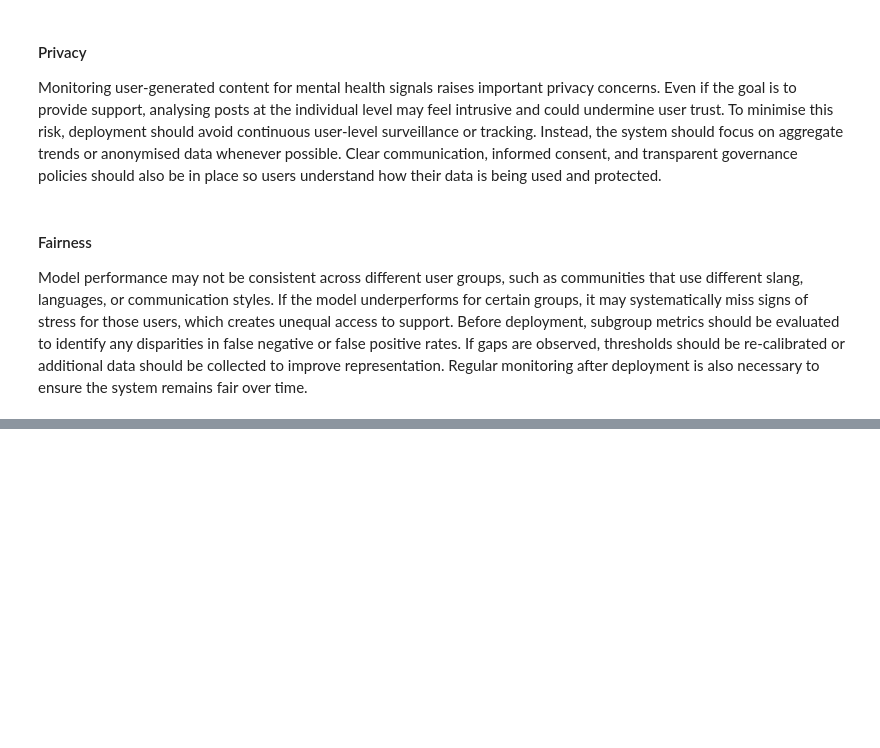
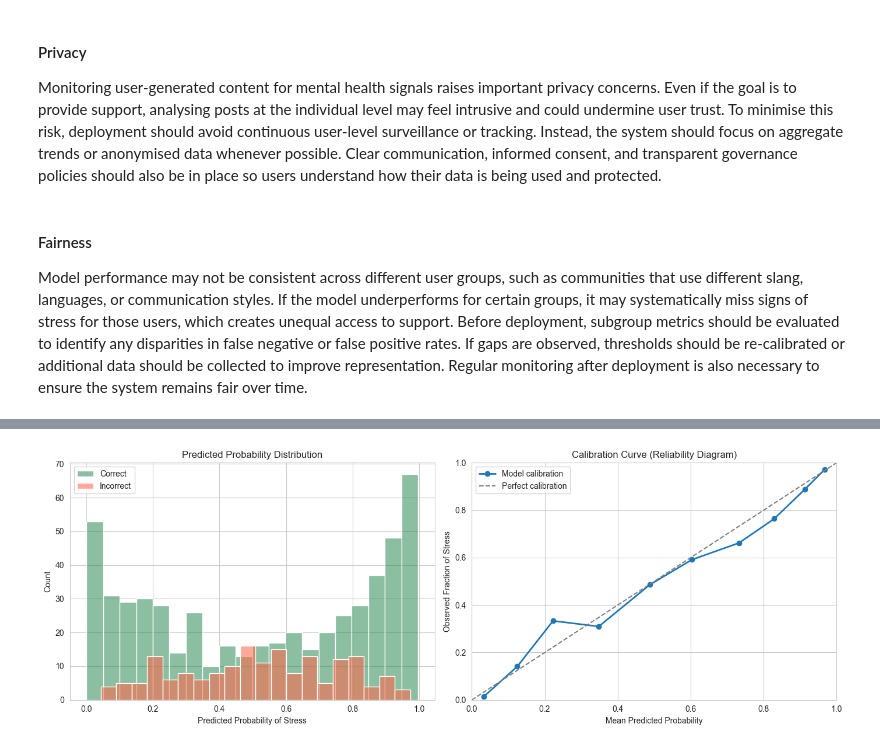
Before and after one commit to Zeeeeq/DSA4262, a Jupyter notebook: Assignment 2/dreaddit.ipynb, the cells around one changed output, grey strips where cells are left out. Saved outputs shown, nothing was run; the diff lists cells and outputs as text; code cells hidden in the pictures; blank space fills up the shorter version.

Commit message:
added auxiliary analyses

```diff
--- a/Assignment 2/dreaddit.ipynb
+++ b/Assignment 2/dreaddit.ipynb
@@ -1344,0 +1457,78 @@ Model performance may not be consistent across different user groups, such as co
+# %%
+# Auxiliary Analysis: Confidence Calibration & Probability Distribution
+import numpy as np
+import matplotlib.pyplot as plt
+import seaborn as sns
+from sklearn.calibration import calibration_curve
+from sklearn.metrics import brier_score_loss
+from sklearn.utils.validation import check_is_fitted
+
+if 'best_model' in globals():
+    aux_pipeline = best_model
+elif 'model_pipeline' in globals():
+    aux_pipeline = model_pipeline
+elif 'grid_search' in globals() and hasattr(grid_search, 'best_estimator_'):
+    aux_pipeline = grid_search.best_estimator_
+else:
+    raise ValueError('No logistic pipeline found for calibration analysis.')
+
+if 'X_test_raw' in globals():
+    aux_X_test = X_test_raw
+elif 'X_test_holdout' in globals():
+    aux_X_test = X_test_holdout
+else:
+    raise ValueError('No test feature frame found (expected X_test_raw or X_test_holdout).')
+
+if 'X_train_raw' in globals():
+    aux_X_train = X_train_raw
+elif 'X_train_cv' in globals():
+    aux_X_train = X_train_cv
+else:
+    raise ValueError('No training feature frame found (expected X_train_raw or X_train_cv).')
+
+if 'y_train' not in globals():
+    raise ValueError('y_train is required to fit pipeline when not already fitted.')
+
+try:
+    check_is_fitted(aux_pipeline)
+except Exception:
+    aux_pipeline.fit(aux_X_train, y_train)
+
+y_true_cal = y_test.to_numpy() if hasattr(y_test, 'to_numpy') else np.asarray(y_test)
+y_prob_cal = aux_pipeline.predict_proba(aux_X_test)[:, 1]
+y_pred_cal = (y_prob_cal >= 0.5).astype(int)
+correct_mask = (y_pred_cal == y_true_cal)
+
+brier = brier_score_loss(y_true_cal, y_prob_cal)
+frac_pos, mean_pred = calibration_curve(y_true_cal, y_prob_cal, n_bins=10, strategy='quantile')
+
+high_conf_mask = (y_prob_cal < 0.1) | (y_prob_cal > 0.9)
+high_conf_error = (~correct_mask[high_conf_mask]).mean() if high_conf_mask.any() else np.nan
+
+print('Calibration summary:')
+print(f'- Brier score (lower is better): {brier:.4f}')
+print(f'- Mean predicted probability: {y_prob_cal.mean():.4f}')
+print(f'- Share of predictions with p<0.1 or p>0.9: {high_conf_mask.mean():.3f}')
+print(f'- Error rate for high-confidence predictions: {high_conf_error:.3f}')
+
+fig, axes = plt.subplots(1, 2, figsize=(14, 5))
+
+sns.histplot(y_prob_cal[correct_mask], bins=20, color='seagreen', alpha=0.55, label='Correct', ax=axes[0])
+sns.histplot(y_prob_cal[~correct_mask], bins=20, color='tomato', alpha=0.55, label='Incorrect', ax=axes[0])
+axes[0].set_title('Predicted Probability Distribution')
+axes[0].set_xlabel('Predicted Probability of Stress')
+axes[0].set_ylabel('Count')
+axes[0].legend()
+
+axes[1].plot(mean_pred, frac_pos, marker='o', linewidth=2, label='Model calibration')
+axes[1].plot([0, 1], [0, 1], linestyle='--', color='gray', label='Perfect calibration')
+axes[1].set_title('Calibration Curve (Reliability Diagram)')
+axes[1].set_xlabel('Mean Predicted Probability')
+axes[1].set_ylabel('Observed Fraction of Stress')
+axes[1].set_xlim(0, 1)
+axes[1].set_ylim(0, 1)
+axes[1].legend()
+
+plt.tight_layout()
+plt.show()
+# %% [output]
@@ -1344,0 +1540 @@ Model performance may not be consistent across different user groups, such as co
+[figure, added]
```
Also changed, not shown: parts of 14 cells of this notebook.
